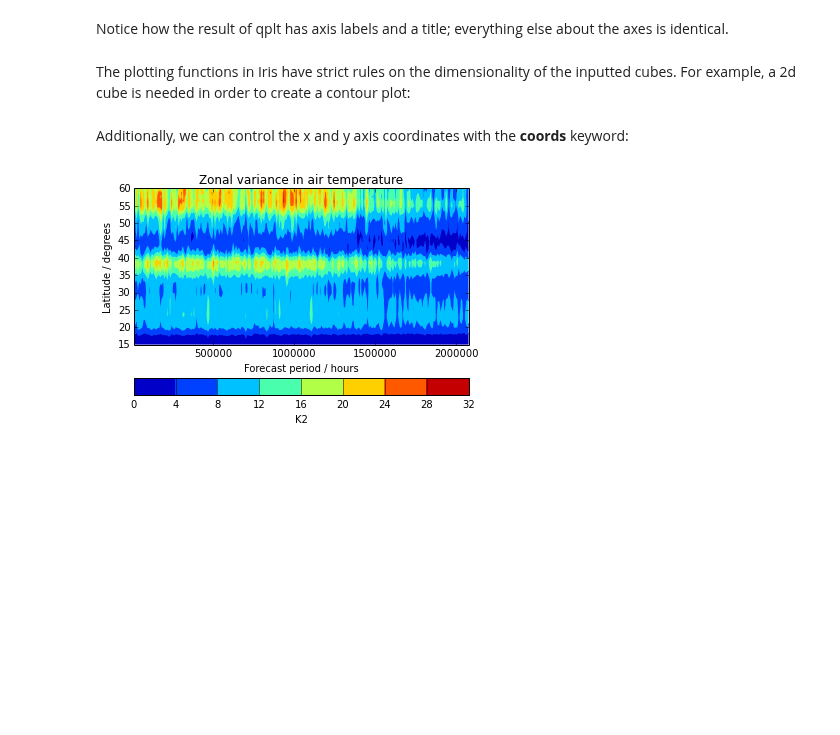
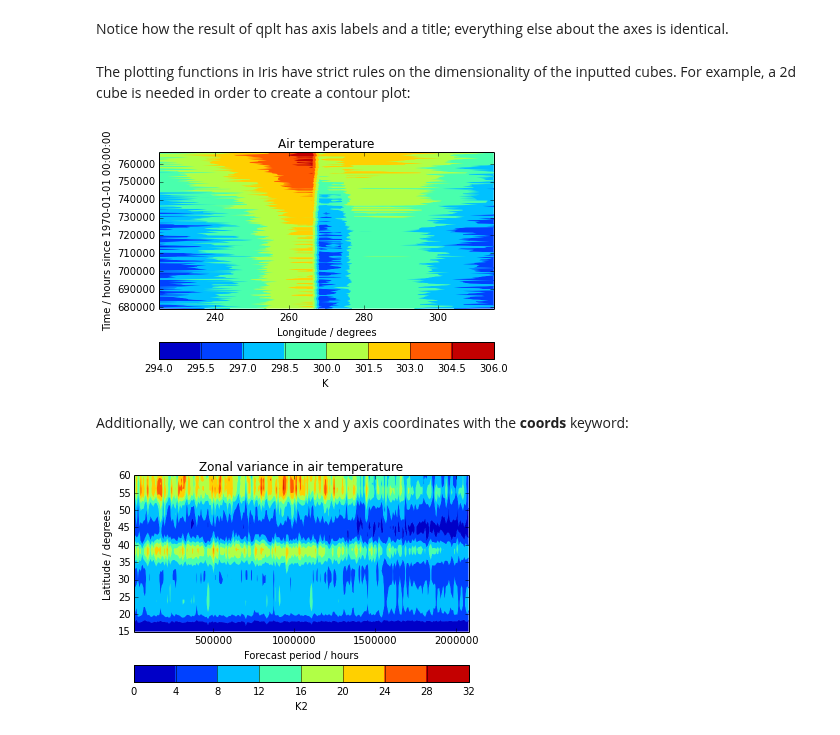
Before and after one commit to scitools-classroom/courses, a Jupyter notebook: course_content/iris_intro.ipynb, the cells around one changed output. Drawn from its saved outputs; the diff is of its cells as text; code cells hidden in the pictures; blank space fills up the shorter version.

```diff
--- a/course_content/iris_intro.ipynb
+++ b/course_content/iris_intro.ipynb
@@ -1001,8 +1000,10 @@ Notice how the result of qplt has axis labels and a title; everything else about
 # %% [markdown]
 The plotting functions in Iris have strict rules on the dimensionality of the inputted cubes. For example, a 2d cube is needed in order to create a contour plot:
 # %%
-qplt.contourf(cube[:, :, 0])
+qplt.contourf(cube[:, 0, :])
 plt.show()
+# %% [output]
+[figure, added]
 # %% [markdown]
 Additionally, we can control the x and y axis coordinates with the **coords** keyword:
 # %%
```
Also changed, not shown: parts of 21 cells of this notebook.
